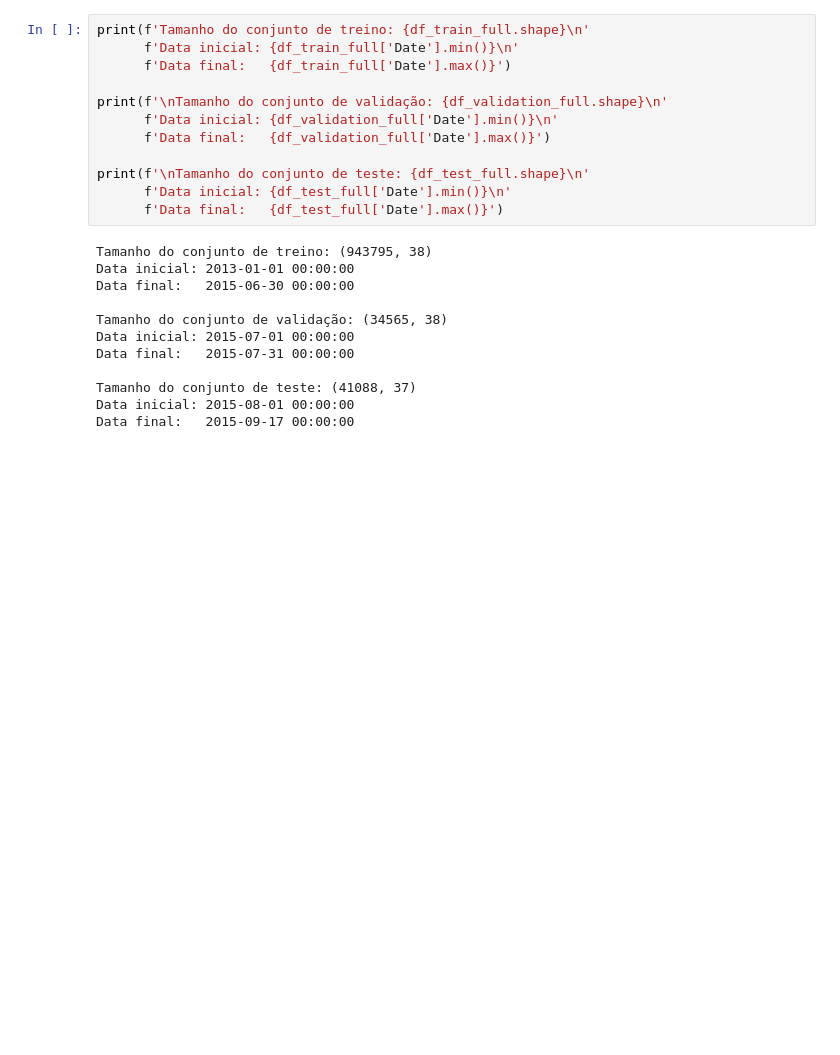
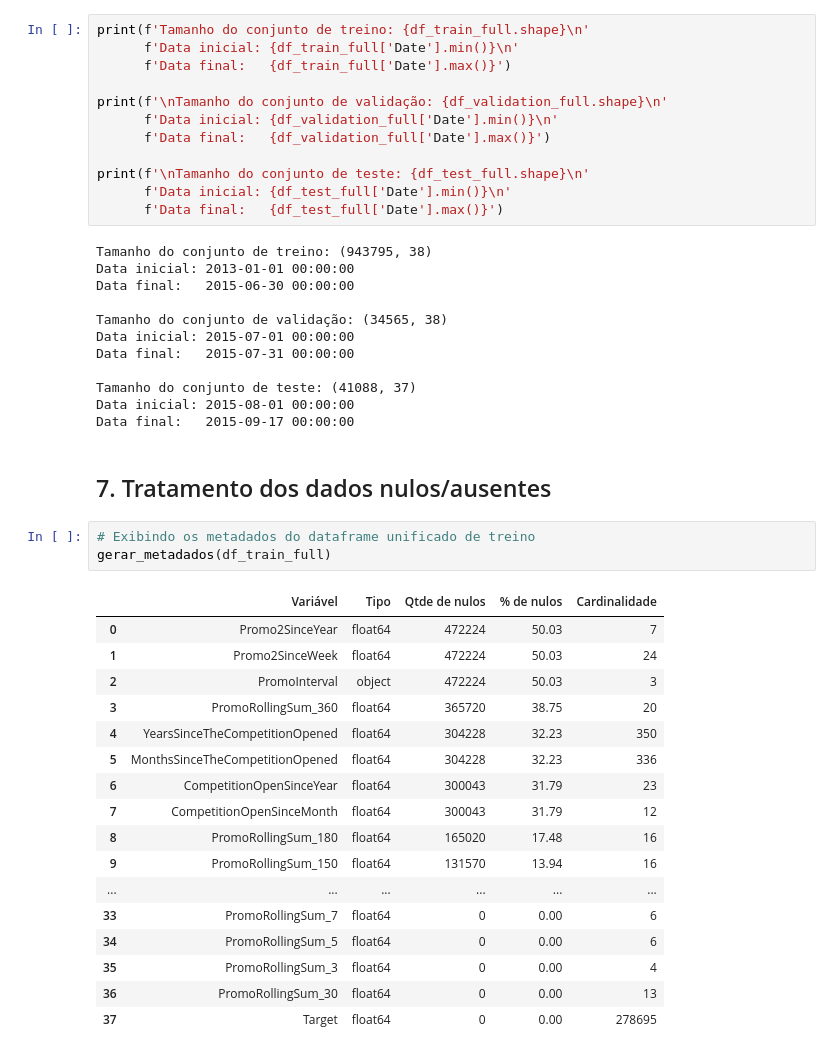
Before and after one commit to emso-exe/Previsao_de_demandas_de_drogarias, a Jupyter notebook: 001_preparacao_dos_dados.ipynb, the cells around one changed output. Saved outputs shown, nothing was run; the diff lists cells and outputs as text; blank space fills up the shorter version.

```diff
--- a/001_preparacao_dos_dados.ipynb
+++ b/001_preparacao_dos_dados.ipynb
@@ -393,3 +392,26 @@ Data final:   2015-07-31 00:00:00
 Tamanho do conjunto de teste: (41088, 37)
 Data inicial: 2015-08-01 00:00:00
 Data final:   2015-09-17 00:00:00
+# %% [markdown]
+## 7. Tratamento dos dados nulos/ausentes
+# %%
+# Exibindo os metadados do dataframe unificado de treino
+gerar_metadados(df_train_full)
+# %% [output]
+|  | Variável | Tipo | Qtde de nulos | % de nulos | Cardinalidade |
+| 0 | Promo2SinceYear | float64 | 472224 | 50.03 | 7 |
+| 1 | Promo2SinceWeek | float64 | 472224 | 50.03 | 24 |
+| 2 | PromoInterval | object | 472224 | 50.03 | 3 |
+| 3 | PromoRollingSum_360 | float64 | 365720 | 38.75 | 20 |
+| 4 | YearsSinceTheCompetitionOpened | float64 | 304228 | 32.23 | 350 |
+| 5 | MonthsSinceTheCompetitionOpened | float64 | 304228 | 32.23 | 336 |
+| 6 | CompetitionOpenSinceYear | float64 | 300043 | 31.79 | 23 |
+| 7 | CompetitionOpenSinceMonth | float64 | 300043 | 31.79 | 12 |
+| 8 | PromoRollingSum_180 | float64 | 165020 | 17.48 | 16 |
+| 9 | PromoRollingSum_150 | float64 | 131570 | 13.94 | 16 |
+| ... | ... | ... | ... | ... | ... |
+| 33 | PromoRollingSum_7 | float64 | 0 | 0.00 | 6 |
+| 34 | PromoRollingSum_5 | float64 | 0 | 0.00 | 6 |
+| 35 | PromoRollingSum_3 | float64 | 0 | 0.00 | 4 |
+| 36 | PromoRollingSum_30 | float64 | 0 | 0.00 | 13 |
+| 37 | Target | float64 | 0 | 0.00 | 278695 |
```
Also changed, not shown: parts of 6 cells of this notebook.
